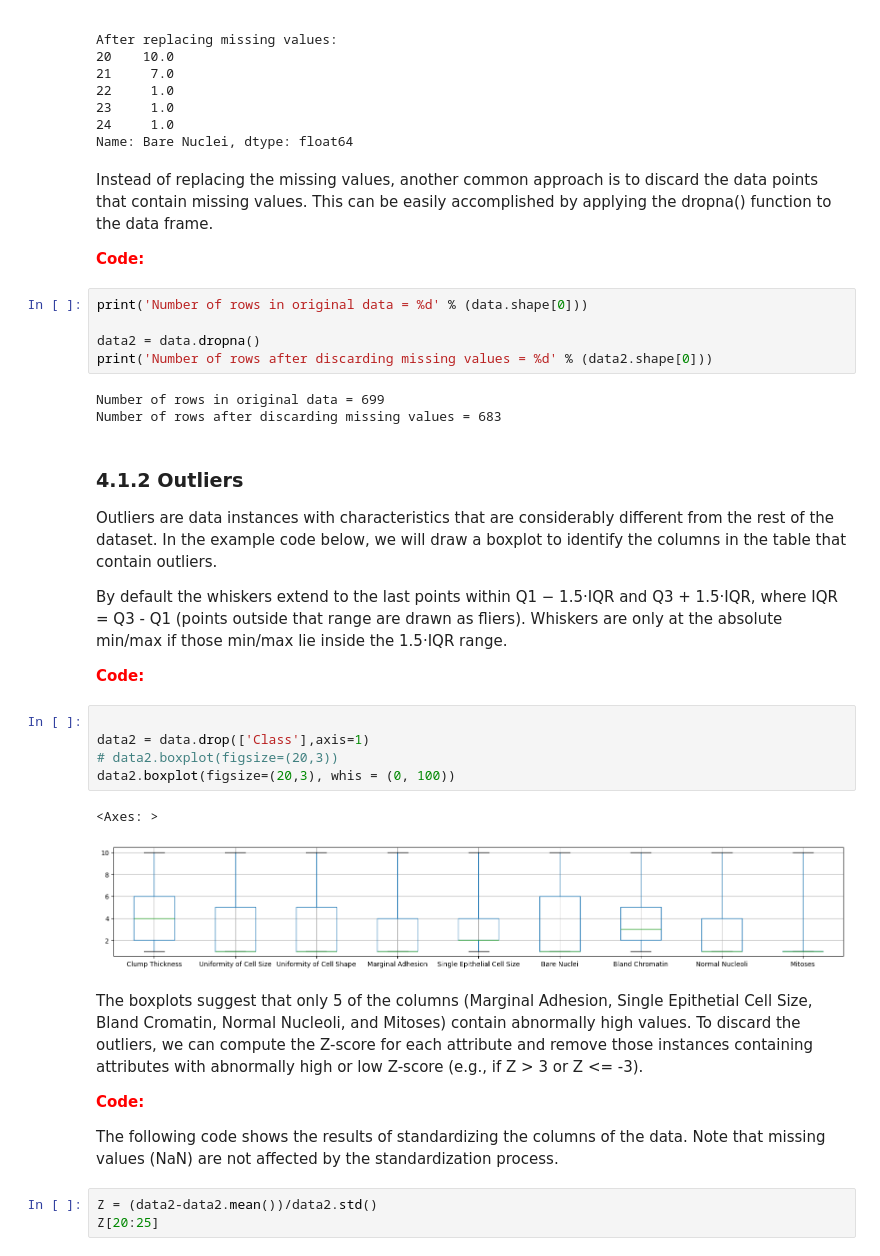
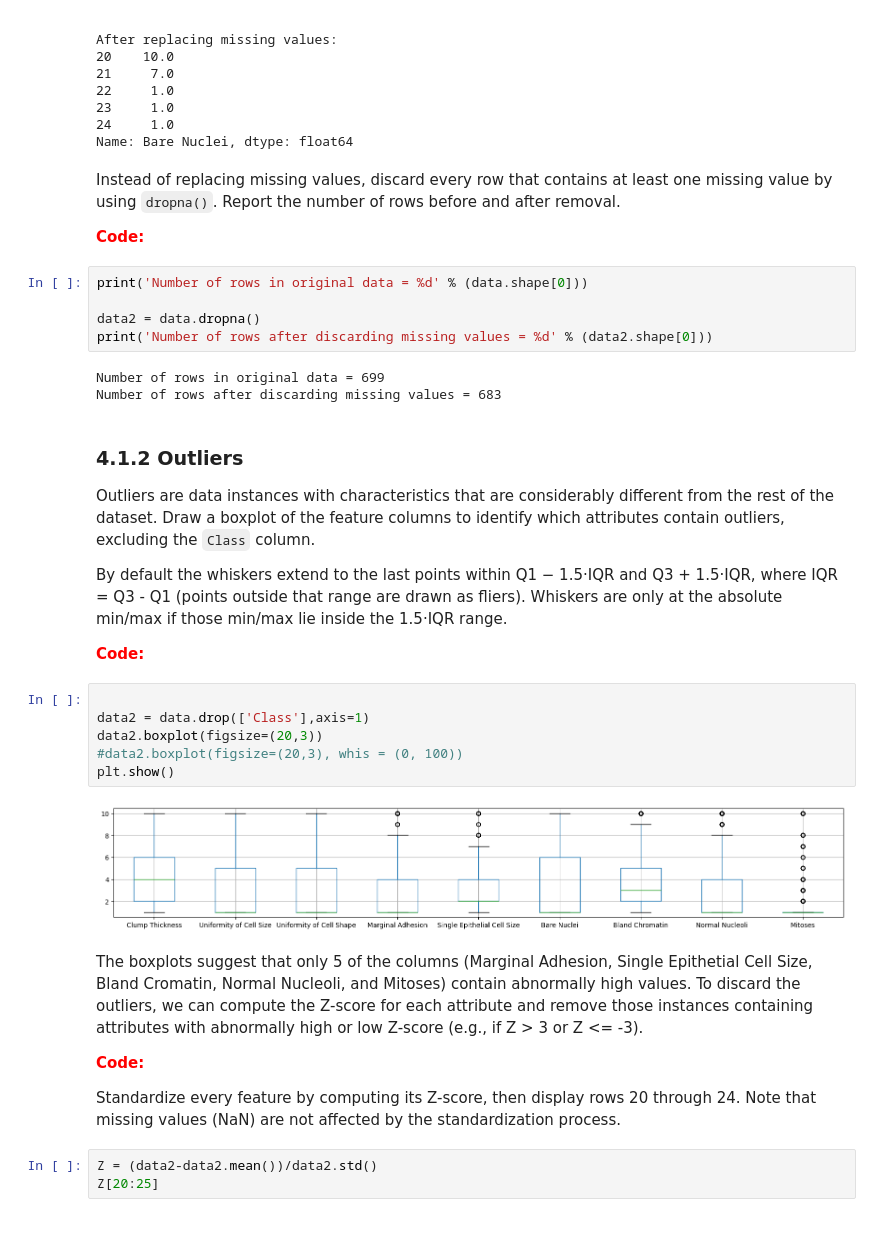
Before and after one commit to maurofama99/data-mining-course, a Jupyter notebook: exercises/solutions/data_preprocessing.ipynb, the cells around one changed output. Cells and saved outputs as stored; diff of their text form; blank space fills up the shorter version.

```diff
--- a/exercises/solutions/data_preprocessing.ipynb
+++ b/exercises/solutions/data_preprocessing.ipynb
@@ -104,10 +105,10 @@ After replacing missing values:
 23     1.0
 24     1.0
 Name: Bare Nuclei, dtype: float64
-# %% [markdown]
-Instead of replacing the missing values, another common approach is to discard the data points that contain missing values. This can be easily accomplished by applying the dropna() function to the data frame.
-
-**<font color="red">Code:</font>**
+# %% [markdown]
+Instead of replacing missing values, discard every row that contains at least one missing value by using `dropna()`. Report the number of rows before and after removal.
+
+**<font color="red">Code:</font>**
 # %%
 print('Number of rows in original data = %d' % (data.shape[0]))
 
@@ -119,7 +120,7 @@ Number of rows after discarding missing values = 683
 # %% [markdown]
 ### 4.1.2 Outliers
 
-Outliers are data instances with characteristics that are considerably different from the rest of the dataset. In the example code below, we will draw a boxplot to identify the columns in the table that contain outliers.
+Outliers are data instances with characteristics that are considerably different from the rest of the dataset. Draw a boxplot of the feature columns to identify which attributes contain outliers, excluding the `Class` column.
 
 By default the whiskers extend to the last points within Q1 − 1.5·IQR and Q3 + 1.5·IQR, where IQR = Q3 - Q1 (points outside that range are drawn as fliers). Whiskers are only at the absolute min/max if those min/max lie inside the 1.5·IQR range.
 
@@ -127,17 +128,17 @@ By default the whiskers extend to the last points within Q1 − 1.5·IQR and Q3
 # %%
 
 data2 = data.drop(['Class'],axis=1)
-# data2.boxplot(figsize=(20,3))
-data2.boxplot(figsize=(20,3), whis = (0, 100))
+data2.boxplot(figsize=(20,3))
+#data2.boxplot(figsize=(20,3), whis = (0, 100))
+plt.show()
 # %% [output]
-<Axes: >
-[figure, old version]
+[figure, new version]
 # %% [markdown]
 The boxplots suggest that only 5 of the columns (Marginal Adhesion, Single Epithetial Cell Size, Bland Cromatin, Normal Nucleoli, and Mitoses) contain abnormally high values. To discard the outliers, we can compute the Z-score for each attribute and remove those instances containing attributes with abnormally high or low Z-score (e.g., if Z > 3 or Z <= -3).
 
 **<font color="red">Code:</font>**
 
-The following code shows the results of standardizing the columns of the data. Note that missing values (NaN) are not affected by the standardization process.
+Standardize every feature by computing its Z-score, then display rows 20 through 24. Note that missing values (NaN) are not affected by the standardization process.
 # %%
 Z = (data2-data2.mean())/data2.std()
 Z[20:25]
```
Also changed, not shown: parts of 39 cells of this notebook, 1 other file.
